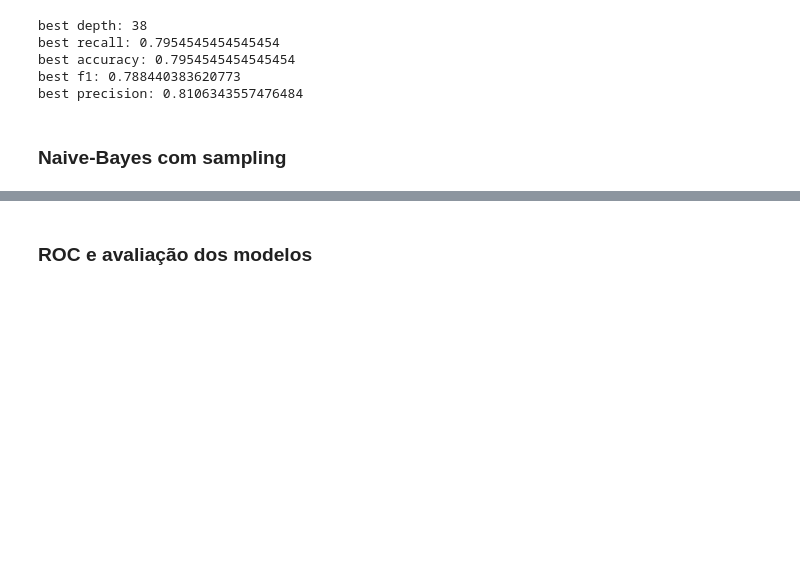
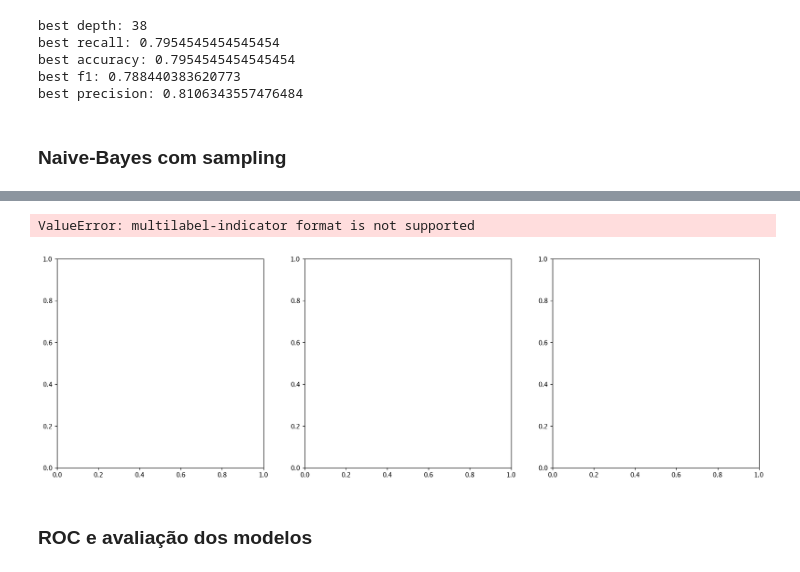
Before and after one commit to ufrrj-labweb/Visage-V1.1., a Jupyter notebook: notebooks/exploratory/Boost_Classifiers.ipynb, the cells around one changed output, grey strips where cells are left out. Drawn from its saved outputs; the diff is of its cells as text; code cells hidden in the pictures; blank space fills up the shorter version.

Commit message:
Evaluate model shape matching

```diff
--- a/notebooks/exploratory/Boost_Classifiers.ipynb
+++ b/notebooks/exploratory/Boost_Classifiers.ipynb
@@ -829,3 +935,8 @@ best precision: 0.7753840488215488
+# %%
+MetricsProcessing().evaluate_model(model,train_data.toarray(),train_target,test_data.toarray(),test_target)
+# %% [output]
+ValueError: multilabel-indicator format is not supported
+[figure, added]
 # %% [markdown]
 ### ROC e avaliação dos modelos
 # %% [markdown]
```
Also changed, not shown: parts of 5 cells of this notebook, 1 other file.
